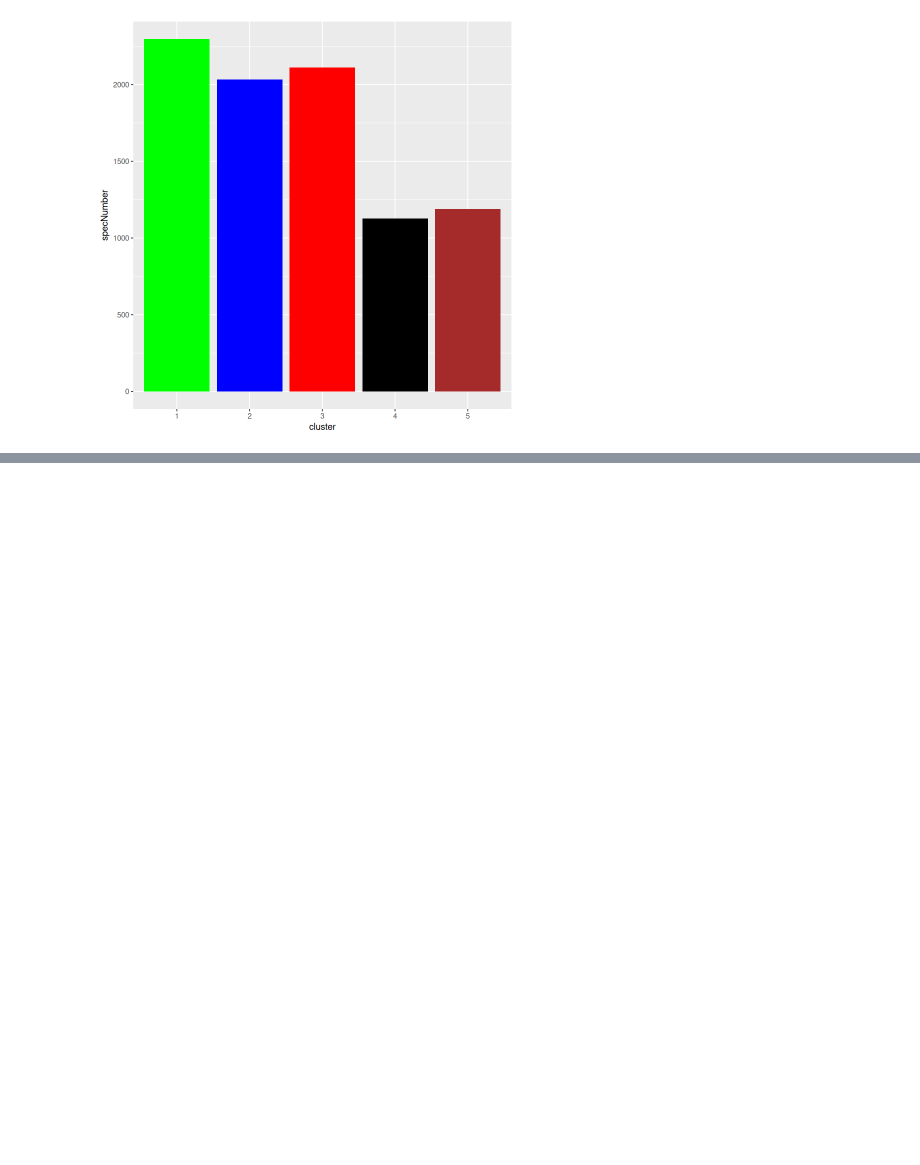
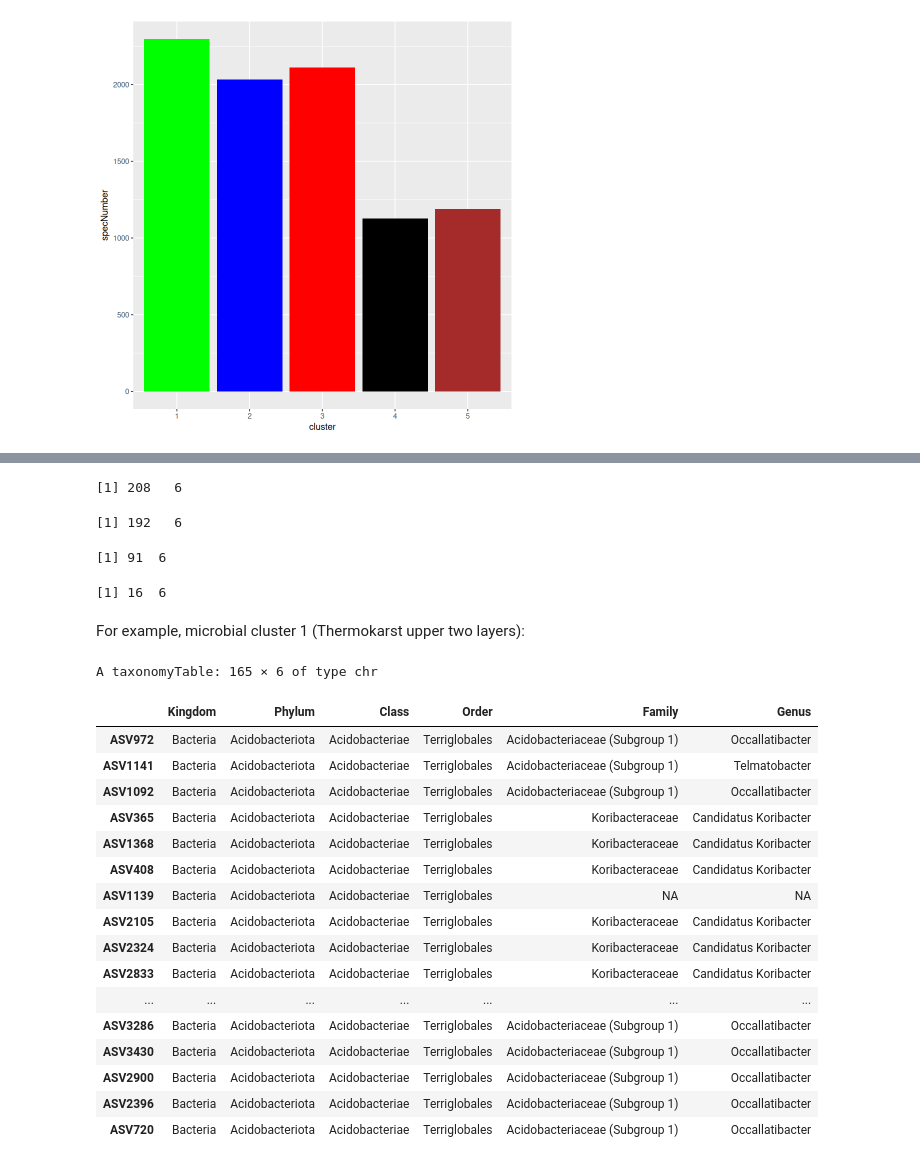
Before and after one commit to danchurch/sphagnumCUEmetabarcoding, a Jupyter notebook: sequenceAnalysis/firstLookPeat16s.ipynb, the cells around one changed output, grey strips where cells are left out. Cells and saved outputs as stored; diff of their text form; code cells hidden in the pictures; blank space fills up the shorter version.

```diff
--- a/sequenceAnalysis/firstLookPeat16s.ipynb
+++ b/sequenceAnalysis/firstLookPeat16s.ipynb
@@ -917,0 +1032,43 @@ Indicator species from these clusters:
+# %%
+s.2_asvs <- rownames(indSpecResults_corrected[indSpecResults_corrected$s.2 == 1,])
+dim(tax_table(ps007_cleaned_sqrt_prop)[ s.2_asvs,])
+# %% [output]
+[1] 208   6
+# %%
+s.3_asvs <- rownames(indSpecResults_corrected[indSpecResults_corrected$s.3 == 1,])
+dim(tax_table(ps007_cleaned_sqrt_prop)[ s.3_asvs,])
+# %% [output]
+[1] 192   6
+# %%
+s.4_asvs <- rownames(indSpecResults_corrected[indSpecResults_corrected$s.4 == 1,])
+dim(tax_table(ps007_cleaned_sqrt_prop)[ s.4_asvs,])
+# %% [output]
+[1] 91  6
+# %%
+s.5_asvs <- rownames(indSpecResults_corrected[indSpecResults_corrected$s.5 == 1,])
+dim(tax_table(ps007_cleaned_sqrt_prop)[ s.5_asvs,])
+# %% [output]
+[1] 16  6
+# %% [markdown]
+For example, microbial cluster 1 (Thermokarst upper two layers):
+# %%
+tax_table(ps007_cleaned_sqrt_prop)[ s.1_asvs,]
+# %% [output]
+A taxonomyTable: 165 × 6 of type chr
+|  | Kingdom | Phylum | Class | Order | Family | Genus |
+| ASV972 | Bacteria | Acidobacteriota | Acidobacteriae | Terriglobales | Acidobacteriaceae (Subgroup 1) | Occallatibacter |
+| ASV1141 | Bacteria | Acidobacteriota | Acidobacteriae | Terriglobales | Acidobacteriaceae (Subgroup 1) | Telmatobacter |
+| ASV1092 | Bacteria | Acidobacteriota | Acidobacteriae | Terriglobales | Acidobacteriaceae (Subgroup 1) | Occallatibacter |
+| ASV365 | Bacteria | Acidobacteriota | Acidobacteriae | Terriglobales | Koribacteraceae | Candidatus Koribacter |
+| ASV1368 | Bacteria | Acidobacteriota | Acidobacteriae | Terriglobales | Koribacteraceae | Candidatus Koribacter |
+| ASV408 | Bacteria | Acidobacteriota | Acidobacteriae | Terriglobales | Koribacteraceae | Candidatus Koribacter |
+| ASV1139 | Bacteria | Acidobacteriota | Acidobacteriae | Terriglobales | NA | NA |
+| ASV2105 | Bacteria | Acidobacteriota | Acidobacteriae | Terriglobales | Koribacteraceae | Candidatus Koribacter |
+| ASV2324 | Bacteria | Acidobacteriota | Acidobacteriae | Terriglobales | Koribacteraceae | Candidatus Koribacter |
+| ASV2833 | Bacteria | Acidobacteriota | Acidobacteriae | Terriglobales | Koribacteraceae | Candidatus Koribacter |
+| ... | ... | ... | ... | ... | ... | ... |
+| ASV3286 | Bacteria | Acidobacteriota | Acidobacteriae | Terriglobales | Acidobacteriaceae (Subgroup 1) | Occallatibacter |
+| ASV3430 | Bacteria | Acidobacteriota | Acidobacteriae | Terriglobales | Acidobacteriaceae (Subgroup 1) | Occallatibacter |
+| ASV2900 | Bacteria | Acidobacteriota | Acidobacteriae | Terriglobales | Acidobacteriaceae (Subgroup 1) | Occallatibacter |
+| ASV2396 | Bacteria | Acidobacteriota | Acidobacteriae | Terriglobales | Acidobacteriaceae (Subgroup 1) | Occallatibacter |
+| ASV720 | Bacteria | Acidobacteriota | Acidobacteriae | Terriglobales | Acidobacteriaceae (Subgroup 1) | Occallatibacter |
```
Also changed, not shown: parts of 22 cells of this notebook, 1 other file.
